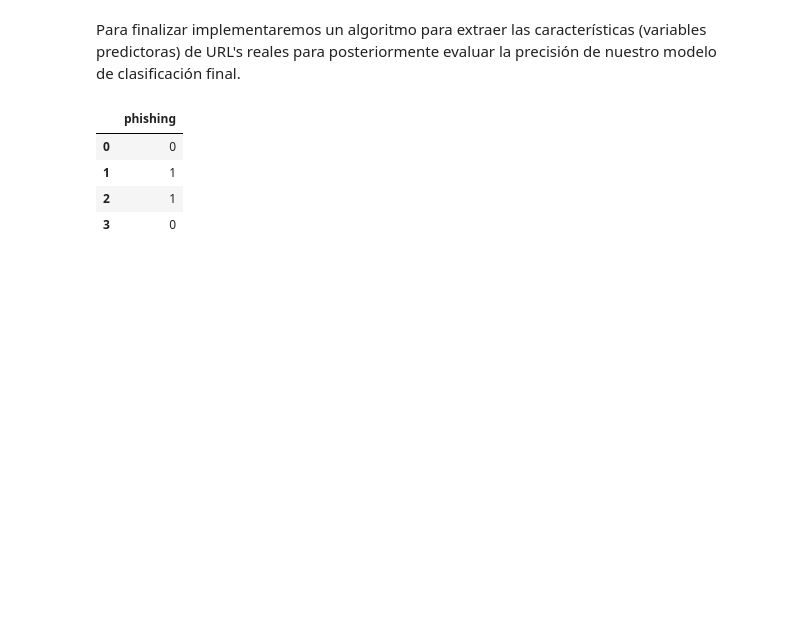
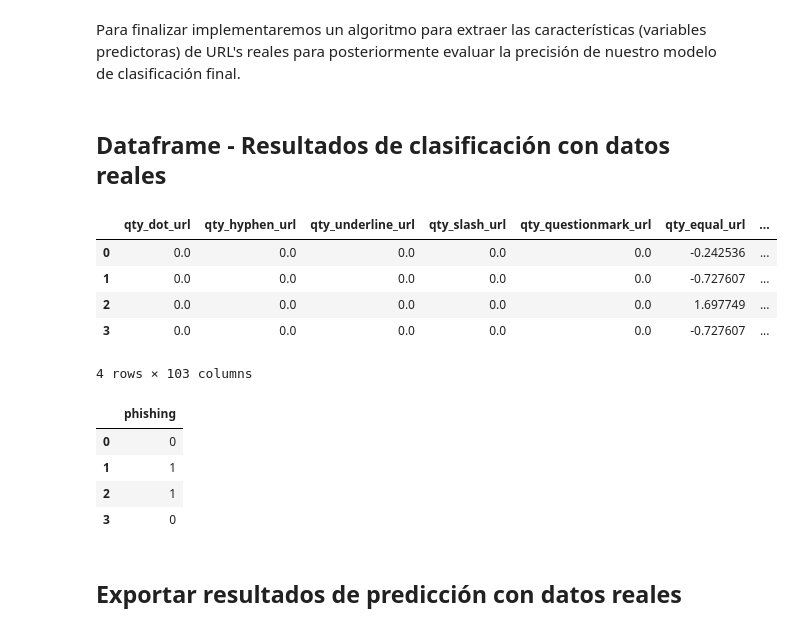
Before and after one commit to alvaro-barrera/phishing-detection-url, a Jupyter notebook: project_ml.ipynb, the cells around one changed output. Saved outputs shown, nothing was run; the diff lists cells and outputs as text; code cells hidden in the pictures; blank space fills up the shorter version.

```diff
--- a/project_ml.ipynb
+++ b/project_ml.ipynb
@@ -951,3 +950,14 @@ predicted_output = pd.concat([characteristics_df, predictions_df], axis=1) #DATA
+# %% [markdown]
+## Dataframe - Resultados de clasificación con datos reales
+# %%
+predicted_output #MOSTRAR RESULTADOS DE PREDICCIÓN - CARACTERÍSTICAS+PREDICCIÓN
+# %% [output]
+|  | qty_dot_url | qty_hyphen_url | qty_underline_url | qty_slash_url | qty_questionmark_url | qty_equal_url | ... |
+| 0 | 0.0 | 0.0 | 0.0 | 0.0 | 0.0 | -0.242536 | ... |
+| 1 | 0.0 | 0.0 | 0.0 | 0.0 | 0.0 | -0.727607 | ... |
+| 2 | 0.0 | 0.0 | 0.0 | 0.0 | 0.0 | 1.697749 | ... |
+| 3 | 0.0 | 0.0 | 0.0 | 0.0 | 0.0 | -0.727607 | ... |
+4 rows × 103 columns
 # %%
 predictions_df
 # %% [output]
@@ -956,6 +966,8 @@ predictions_df
 | 1 | 1 |
 | 2 | 1 |
 | 3 | 0 |
+# %% [markdown]
+## Exportar resultados de predicción con datos reales
 # %%
 #EXPORTAR CSV CON RESULTADOS
 now = datetime.now()
```
Also changed, not shown: parts of 3 cells of this notebook.
